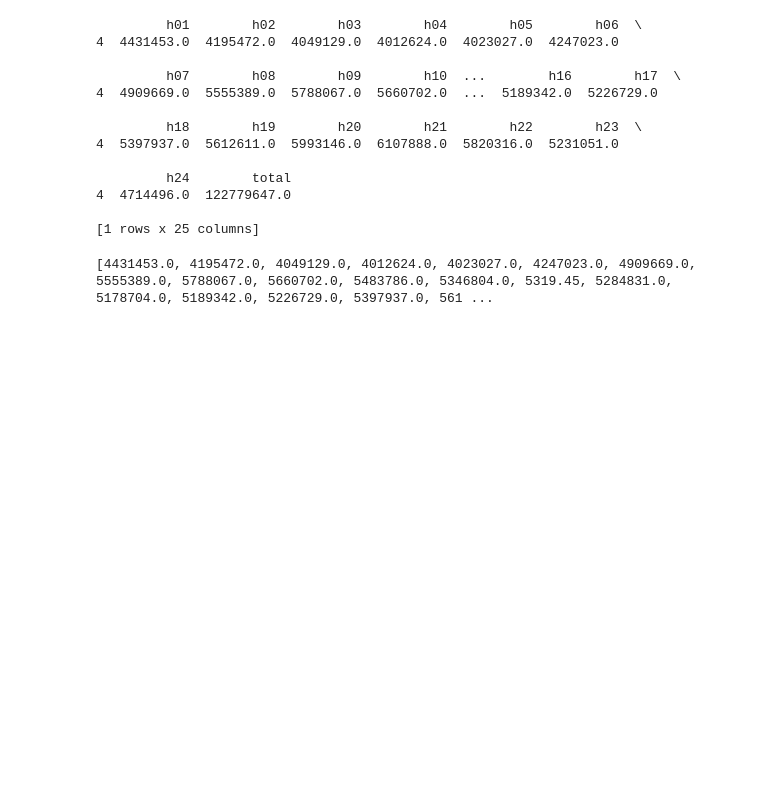
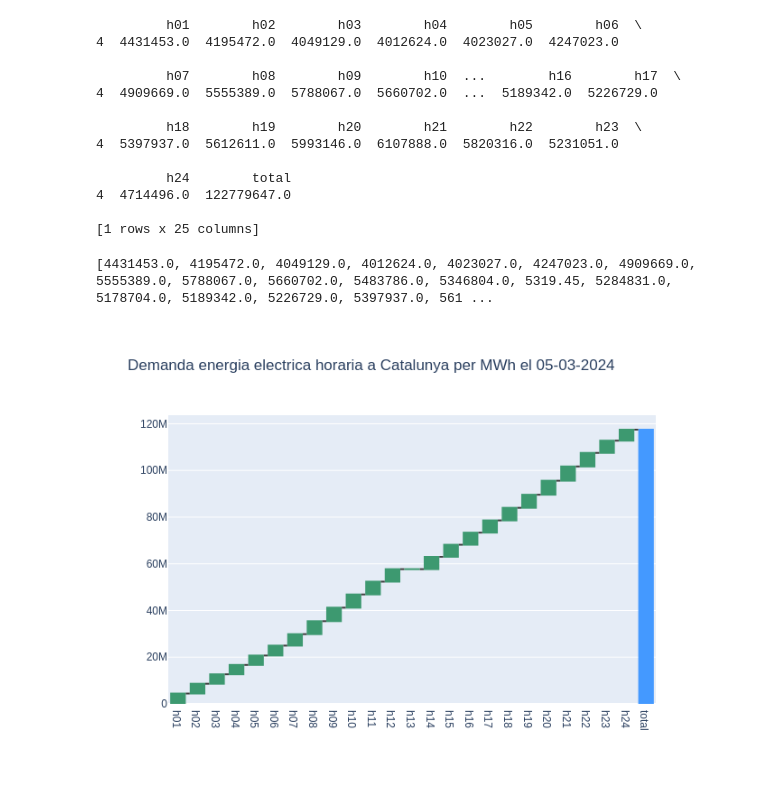
Before and after one commit to fisdacimac/ThreePlotsExamples, a Jupyter notebook: Waterfall_chart.ipynb, the cells around one changed output. Saved outputs shown, nothing was run; the diff lists cells and outputs as text; code cells hidden in the pictures; blank space fills up the shorter version.

```diff
--- a/Waterfall_chart.ipynb
+++ b/Waterfall_chart.ipynb
@@ -57,21 +56,22 @@ print(new_y)
 # %%
 fig = go.Figure(go.Waterfall(
     #name = "20", orientation = "v",
     measure = ["relative", "relative", "relative", "relative", "relative",
                "relative", "relative", "relative", "relative", "relative",
                "relative", "relative", "relative", "relative", "relative",
                "relative", "relative", "relative","relative", "relative", "relative",
                "relative", "relative", "relative","total"],
     x = list(df_clean.columns),
     textposition = "outside",
     y = new_y,
     connector = {"line":{"color":"rgb(63, 63, 63)"}},
 ))
 
 fig.update_layout(
         title = "Demanda energia electrica horaria a Catalunya per MWh el 05-03-2024",
         showlegend = False
 )
 
-fig.show()
-pio.write_html(fig, "plot.html", auto_open=False)
+fig.show("png")
+# %% [output]
+[figure, added]
```
Also changed, not shown: parts of 1 cell of this notebook.
